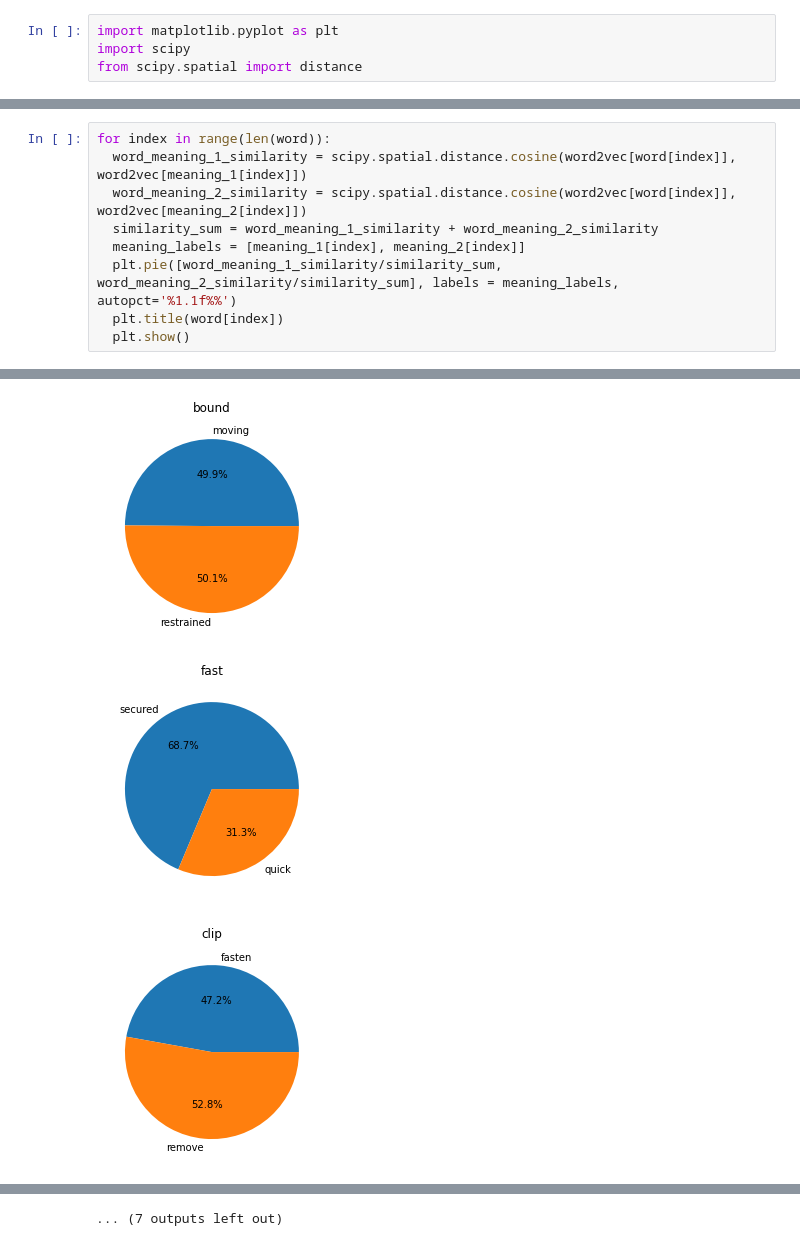
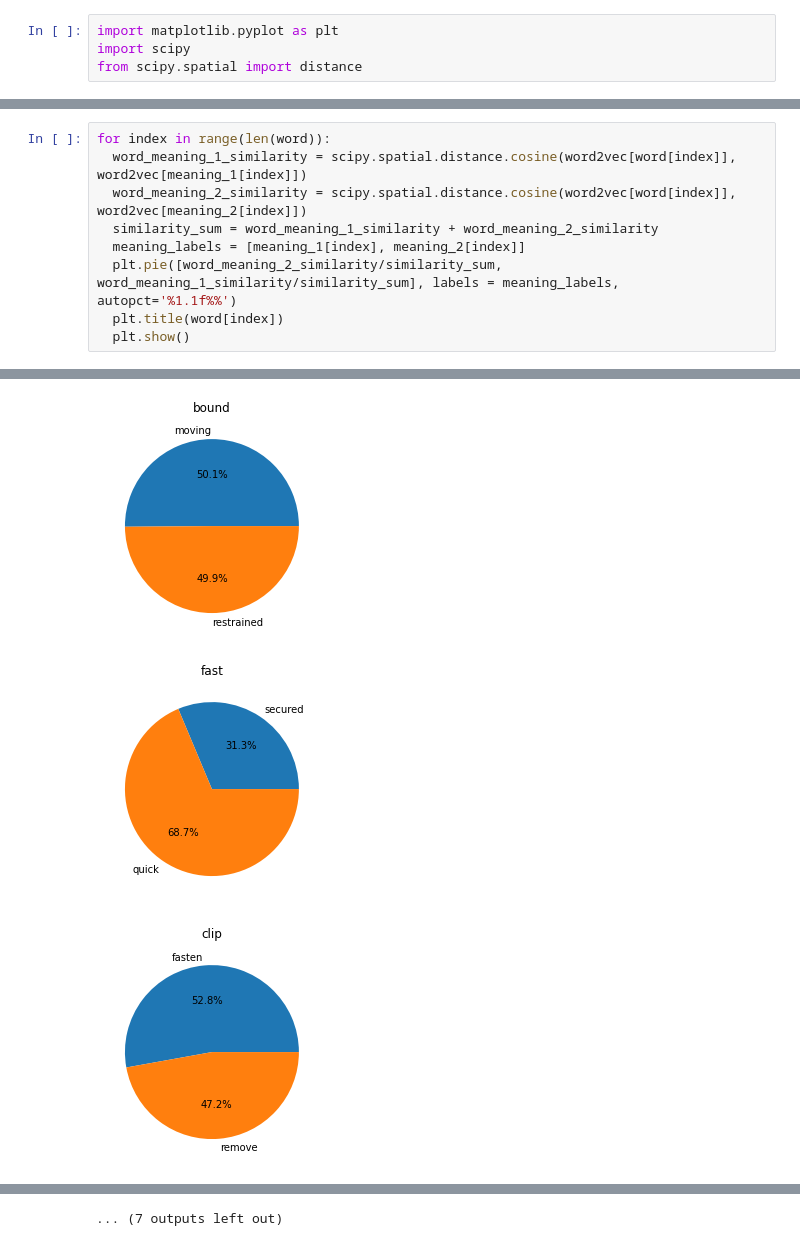
Before and after one commit to sonajain511/Contronym, a Jupyter notebook: Contronym.ipynb, the cells around one changed output, grey strips where cells are left out. Cells and saved outputs as stored; diff of their text form.

```diff
--- a/Contronym.ipynb
+++ b/Contronym.ipynb
@@ -42,7 +42,7 @@ for index in range(len(word)):
   word_meaning_2_similarity = scipy.spatial.distance.cosine(word2vec[word[index]], word2vec[meaning_2[index]])
   similarity_sum = word_meaning_1_similarity + word_meaning_2_similarity
   meaning_labels = [meaning_1[index], meaning_2[index]]
-  plt.pie([word_meaning_1_similarity/similarity_sum, word_meaning_2_similarity/similarity_sum], labels = meaning_labels, autopct='%1.1f%%')
+  plt.pie([word_meaning_2_similarity/similarity_sum, word_meaning_1_similarity/similarity_sum], labels = meaning_labels, autopct='%1.1f%%')
   plt.title(word[index])
   plt.show()
 # %% [output]
@@ -52,3 +52,3 @@ for index in range(len(word)):
-[figure, old version]
+[figure, new version]
-[figure, old version]
+[figure, new version]
-[figure, old version]
+[figure, new version]
```
Also changed, not shown: parts of 2 cells of this notebook.
